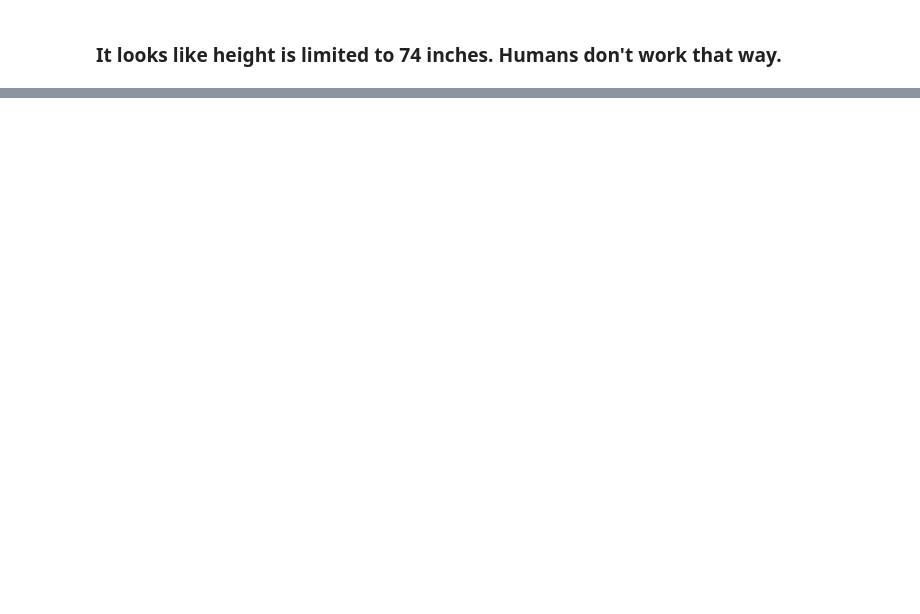
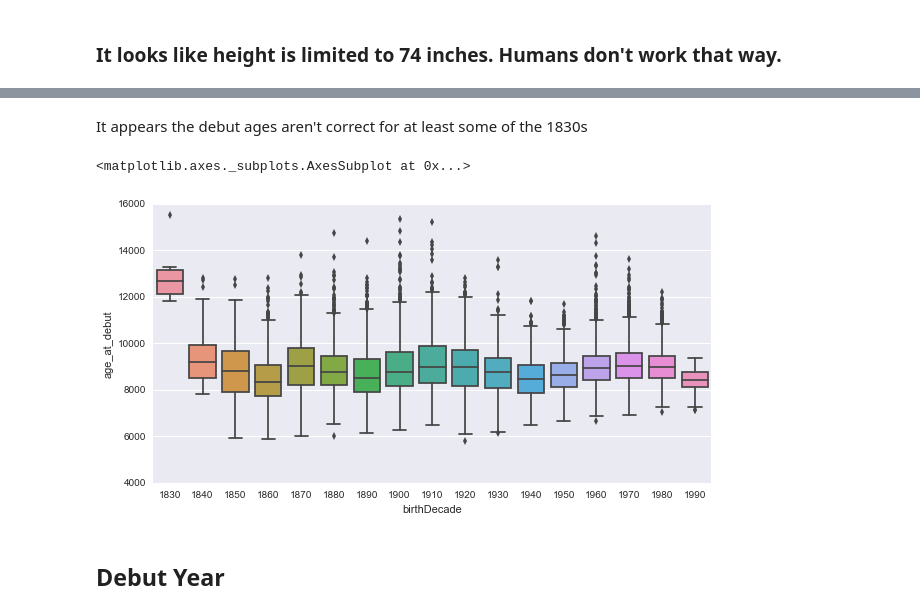
Before and after one commit to kenEldridge/baseball, a Jupyter notebook: baseball.ipynb, the cells around one changed output, grey strips where cells are left out. Drawn from its saved outputs; the diff is of its cells as text; code cells hidden in the pictures; blank space fills up the shorter version.

```diff
--- a/baseball.ipynb
+++ b/baseball.ipynb
@@ -100,0 +105,18 @@ sns.boxplot(x="birthDecade", y="height", data=h)
+# %%
+ad = copy(dfs['Master.csv'][['playerID', 'birthYear', 'birthMonth', 'birthDay', 'debut']])
+d = [str(x)[0:3] + '0' for x in ad['birthYear']]
+ad['birthDecade'] = d
+ad = ad.sort_values(by='birthDecade')
+ad = ad[ad['birthDecade'] != 'nan0']
+ad = [row for idx, row in ad.iterrows() if not np.isnan(row.birthDay)
+      and not np.isnan(row.birthMonth) and not np.isnan(row.birthYear)
+     and type(row.debut) == str]
+ad = pd.DataFrame(ad)
+ad['debut'] = [datetime.strptime(x, '%Y-%m-%d').date() for x in ad['debut'] if type(x) == str]
+ad['birthYear'] = ad['birthYear'].astype(int)
+ad['birthMonth'] = ad['birthMonth'].astype(int)
+ad['birthDay'] = ad['birthDay'].astype(int)
+ad['birthDate'] = [dt.date(row.birthYear, row.birthMonth, row.birthDay) for idx, row in ad.iterrows()]
+ad['age_at_debut'] = [(row.debut - row.birthDate).days for idx, row in ad.iterrows()]
+age_debut = ad[ad['age_at_debut'] > 0]
+age_debut.head()
@@ -100,0 +130,10 @@ sns.boxplot(x="birthDecade", y="height", data=h)
+# %% [markdown]
+It appears the debut ages aren't correct for at least some of the 1830s
+# %%
+plt.figure(figsize=(10,5))
+sns.boxplot(x='birthDecade', y='age_at_debut', data=age_debut)
+# %% [output]
+<matplotlib.axes._subplots.AxesSubplot at 0x...>
+[figure, added]
+# %% [markdown]
+## Debut Year
```
Also changed, not shown: parts of 14 cells of this notebook, 1 other file.
